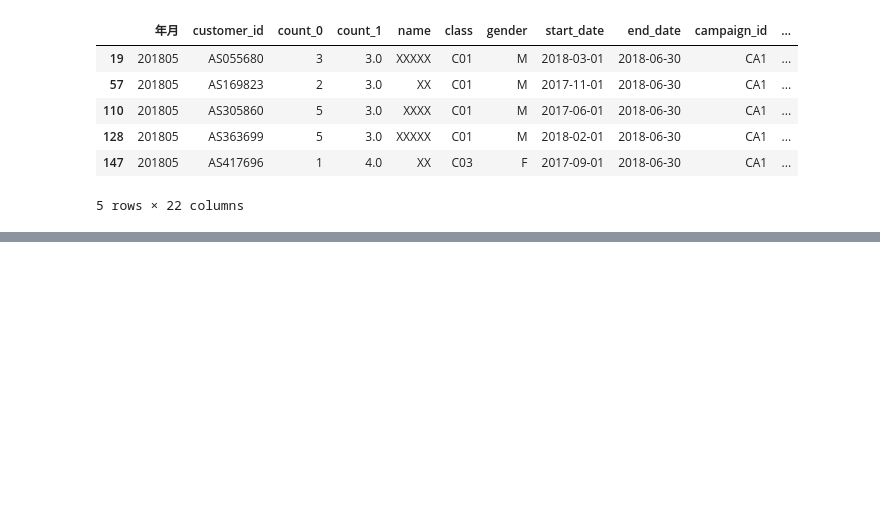
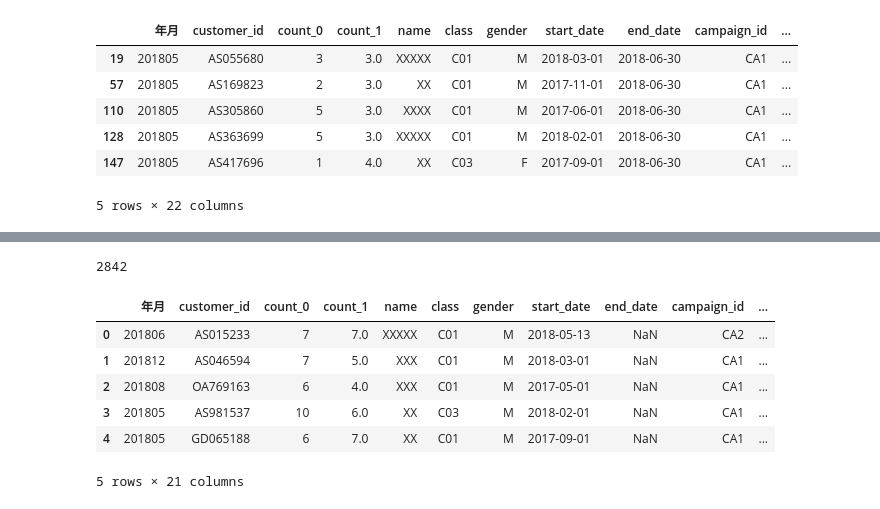
Before and after one commit to newstage75/python_data_analysis_100knock, a Jupyter notebook: 第5章/【機械学習】顧客の退会を予測する10本ノック.ipynb, the cells around one changed output, grey strips where cells are left out. Cells and saved outputs as stored; diff of their text form; code cells hidden in the pictures; blank space fills up the shorter version.

```diff
--- a/第5章/【機械学習】顧客の退会を予測する10本ノック.ipynb
+++ b/第5章/【機械学習】顧客の退会を予測する10本ノック.ipynb
@@ -141,0 +205,18 @@ exit_uselog.head()
+# %%
+# 上記のconti_uselogでは、継続顧客１人が複数の利用ログが含まれるので不公平になってしまう。
+# 退会ユーザーのデータ（exit_uselog）が1104件しかないので、27422件のデータ全てを継続顧客のデータにする場合は、
+# 不均衡なデータになってしまう。
+# まずは簡単に、継続顧客も顧客あたり１件になるようにアンダーサンプリングする。（データをシャッフルして重複を削除）
+conti_uselog = conti_uselog.sample(frac=1, random_state=0).reset_index(drop=True)
+conti_uselog = conti_uselog.drop_duplicates(subset="customer_id")
+print(len(conti_uselog))
+conti_uselog.head()
+# %% [output]
+2842
+|  | 年月 | customer_id | count_0 | count_1 | name | class | gender | start_date | end_date | campaign_id | ... |
+| 0 | 201806 | AS015233 | 7 | 7.0 | XXXXX | C01 | M | 2018-05-13 | NaN | CA2 | ... |
+| 1 | 201812 | AS046594 | 7 | 5.0 | XXX | C01 | M | 2018-03-01 | NaN | CA1 | ... |
+| 2 | 201808 | OA769163 | 6 | 4.0 | XXX | C01 | M | 2017-05-01 | NaN | CA1 | ... |
+| 3 | 201805 | AS981537 | 10 | 6.0 | XX | C03 | M | 2018-02-01 | NaN | CA1 | ... |
+| 4 | 201805 | GD065188 | 6 | 7.0 | XX | C01 | M | 2017-09-01 | NaN | CA1 | ... |
+5 rows × 21 columns
```
Also changed, not shown: parts of 24 cells of this notebook.
